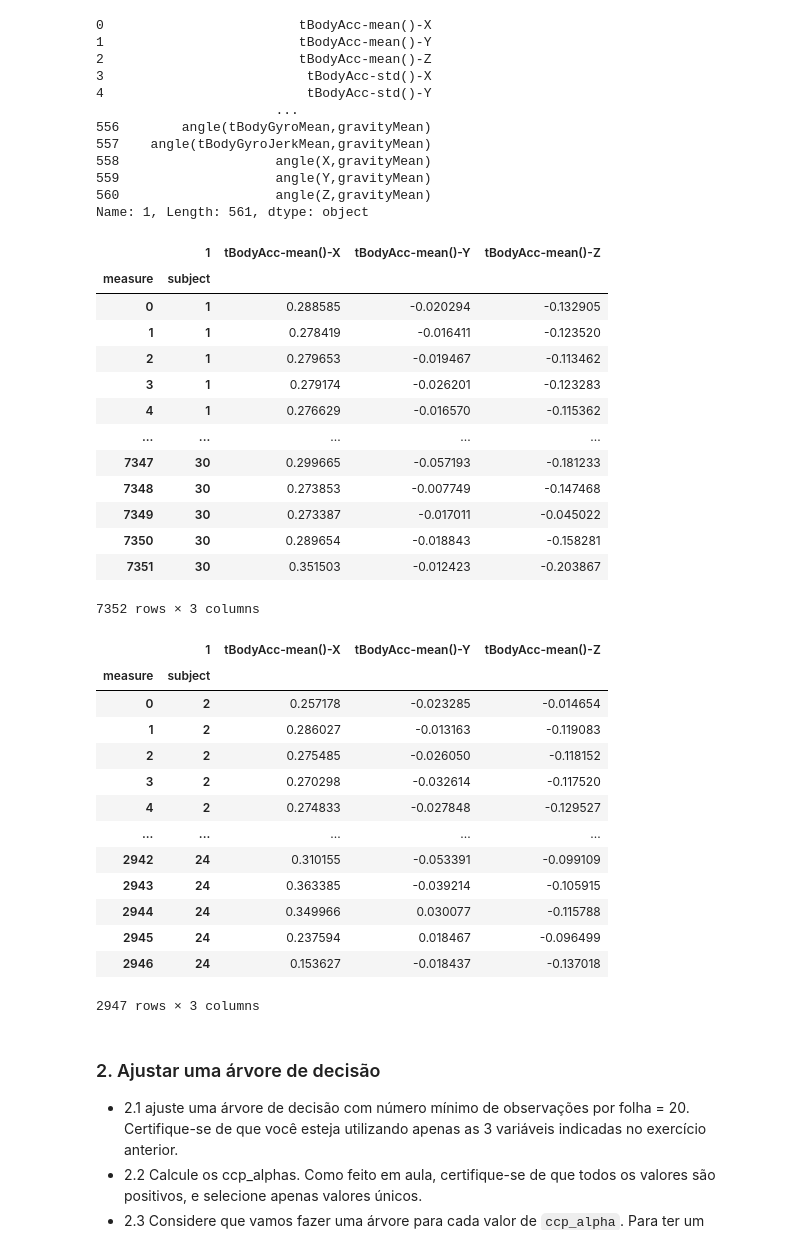
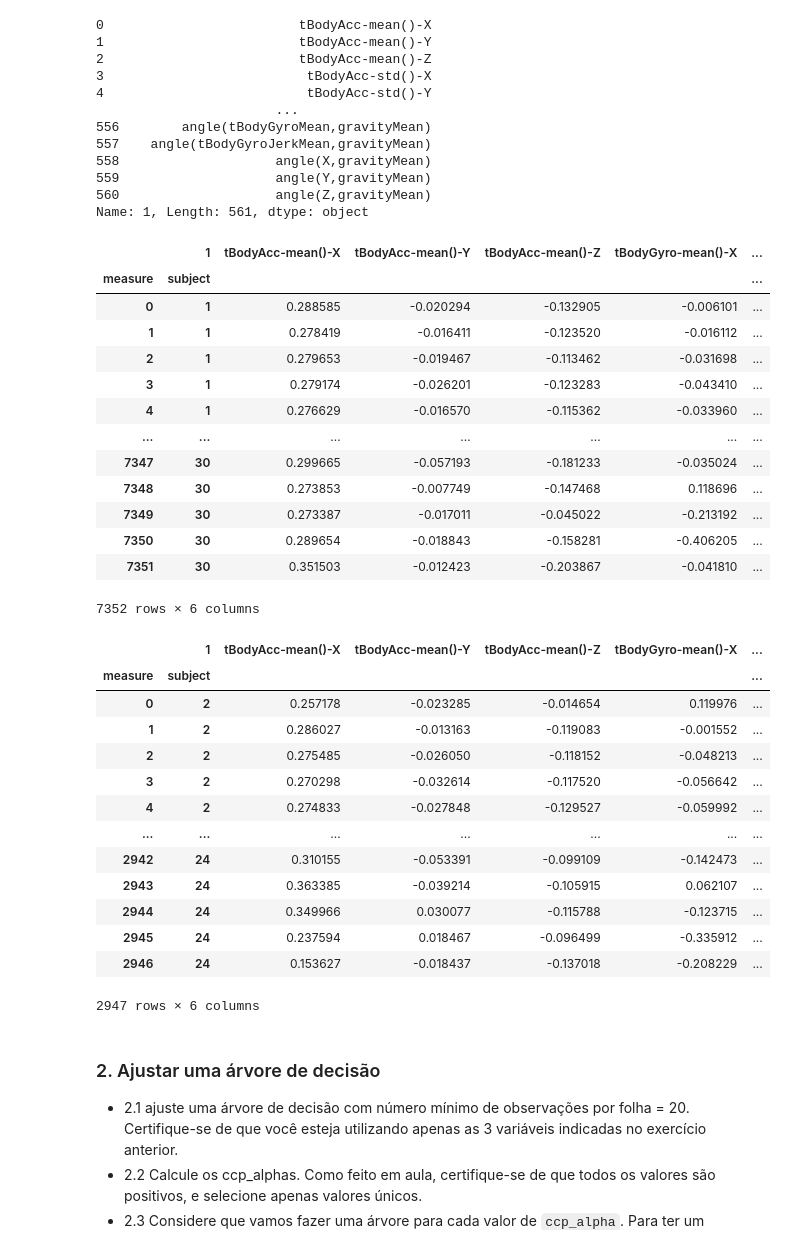
Before and after one commit to nerdmanPc/ebac_cd_mod17, a Jupyter notebook: exercicio_1.ipynb, the cells around one changed output. Saved outputs shown, nothing was run; the diff lists cells and outputs as text; code cells hidden in the pictures.

```diff
--- a/exercicio_1.ipynb
+++ b/exercicio_1.ipynb
@@ -90,49 +90,63 @@ indiv_teste = pd.read_csv('./dados/subject_test.csv', header=None)[0]
 # %%
 X_train = pd.read_csv('./dados/UCI_HAR_Dataset/train/X_train.txt', sep='\s+', header=None)
 X_train.columns = cols
 X_train['measure'] = X_train.index
 X_train['subject'] = indiv_treino
 X_train.set_index(['measure', 'subject'], inplace=True)
-X_train = X_train.iloc[:, 0:3]
+X_train = X_train[[
+    'tBodyAcc-mean()-X',
+    'tBodyAcc-mean()-Y',
+    'tBodyAcc-mean()-Z',
+    'tBodyGyro-mean()-X',
+    'tBodyGyro-mean()-Y',
+    'tBodyGyro-mean()-Z'
+]]
 X_train
 # %% [output]
-|  | 1 | tBodyAcc-mean()-X | tBodyAcc-mean()-Y | tBodyAcc-mean()-Z |
-| measure | subject |  |  |  |
-| 0 | 1 | 0.288585 | -0.020294 | -0.132905 |
-| 1 | 1 | 0.278419 | -0.016411 | -0.123520 |
-| 2 | 1 | 0.279653 | -0.019467 | -0.113462 |
-| 3 | 1 | 0.279174 | -0.026201 | -0.123283 |
-| 4 | 1 | 0.276629 | -0.016570 | -0.115362 |
-| ... | ... | ... | ... | ... |
-| 7347 | 30 | 0.299665 | -0.057193 | -0.181233 |
-| 7348 | 30 | 0.273853 | -0.007749 | -0.147468 |
-| 7349 | 30 | 0.273387 | -0.017011 | -0.045022 |
-| 7350 | 30 | 0.289654 | -0.018843 | -0.158281 |
-| 7351 | 30 | 0.351503 | -0.012423 | -0.203867 |
+|  | 1 | tBodyAcc-mean()-X | tBodyAcc-mean()-Y | tBodyAcc-mean()-Z | tBodyGyro-mean()-X | ... |
+| measure | subject |  |  |  |  | ... |
+| 0 | 1 | 0.288585 | -0.020294 | -0.132905 | -0.006101 | ... |
+| 1 | 1 | 0.278419 | -0.016411 | -0.123520 | -0.016112 | ... |
+| 2 | 1 | 0.279653 | -0.019467 | -0.113462 | -0.031698 | ... |
+| 3 | 1 | 0.279174 | -0.026201 | -0.123283 | -0.043410 | ... |
+| 4 | 1 | 0.276629 | -0.016570 | -0.115362 | -0.033960 | ... |
+| ... | ... | ... | ... | ... | ... | ... |
+| 7347 | 30 | 0.299665 | -0.057193 | -0.181233 | -0.035024 | ... |
+| 7348 | 30 | 0.273853 | -0.007749 | -0.147468 | 0.118696 | ... |
+| 7349 | 30 | 0.273387 | -0.017011 | -0.045022 | -0.213192 | ... |
+| 7350 | 30 | 0.289654 | -0.018843 | -0.158281 | -0.406205 | ... |
+| 7351 | 30 | 0.351503 | -0.012423 | -0.203867 | -0.041810 | ... |
-7352 rows × 3 columns
+7352 rows × 6 columns
 # %%
 X_test = pd.read_csv('./dados/UCI_HAR_Dataset/test/X_test.txt', sep='\s+', header=None)
 X_test.columns = cols
 X_test['measure'] = X_test.index
 X_test['subject'] = indiv_teste
 X_test.set_index(['measure', 'subject'], inplace=True)
-X_test = X_test.iloc[:, 0:3]
+X_test = X_test[[
+    'tBodyAcc-mean()-X',
+    'tBodyAcc-mean()-Y',
+    'tBodyAcc-mean()-Z',
+    'tBodyGyro-mean()-X',
+    'tBodyGyro-mean()-Y',
+    'tBodyGyro-mean()-Z'
+]]
 X_test
 # %% [output]
-|  | 1 | tBodyAcc-mean()-X | tBodyAcc-mean()-Y | tBodyAcc-mean()-Z |
-| measure | subject |  |  |  |
-| 0 | 2 | 0.257178 | -0.023285 | -0.014654 |
-| 1 | 2 | 0.286027 | -0.013163 | -0.119083 |
-| 2 | 2 | 0.275485 | -0.026050 | -0.118152 |
-| 3 | 2 | 0.270298 | -0.032614 | -0.117520 |
-| 4 | 2 | 0.274833 | -0.027848 | -0.129527 |
-| ... | ... | ... | ... | ... |
-| 2942 | 24 | 0.310155 | -0.053391 | -0.099109 |
-| 2943 | 24 | 0.363385 | -0.039214 | -0.105915 |
-| 2944 | 24 | 0.349966 | 0.030077 | -0.115788 |
-| 2945 | 24 | 0.237594 | 0.018467 | -0.096499 |
-| 2946 | 24 | 0.153627 | -0.018437 | -0.137018 |
+|  | 1 | tBodyAcc-mean()-X | tBodyAcc-mean()-Y | tBodyAcc-mean()-Z | tBodyGyro-mean()-X | ... |
+| measure | subject |  |  |  |  | ... |
+| 0 | 2 | 0.257178 | -0.023285 | -0.014654 | 0.119976 | ... |
+| 1 | 2 | 0.286027 | -0.013163 | -0.119083 | -0.001552 | ... |
+| 2 | 2 | 0.275485 | -0.026050 | -0.118152 | -0.048213 | ... |
+| 3 | 2 | 0.270298 | -0.032614 | -0.117520 | -0.056642 | ... |
+| 4 | 2 | 0.274833 | -0.027848 | -0.129527 | -0.059992 | ... |
+| ... | ... | ... | ... | ... | ... | ... |
+| 2942 | 24 | 0.310155 | -0.053391 | -0.099109 | -0.142473 | ... |
+| 2943 | 24 | 0.363385 | -0.039214 | -0.105915 | 0.062107 | ... |
+| 2944 | 24 | 0.349966 | 0.030077 | -0.115788 | -0.123715 | ... |
+| 2945 | 24 | 0.237594 | 0.018467 | -0.096499 | -0.335912 | ... |
+| 2946 | 24 | 0.153627 | -0.018437 | -0.137018 | -0.208229 | ... |
-2947 rows × 3 columns
+2947 rows × 6 columns
 # %% [markdown]
 ### 2. Ajustar uma árvore de decisão
 
```
Also changed, not shown: parts of 4 cells of this notebook.
